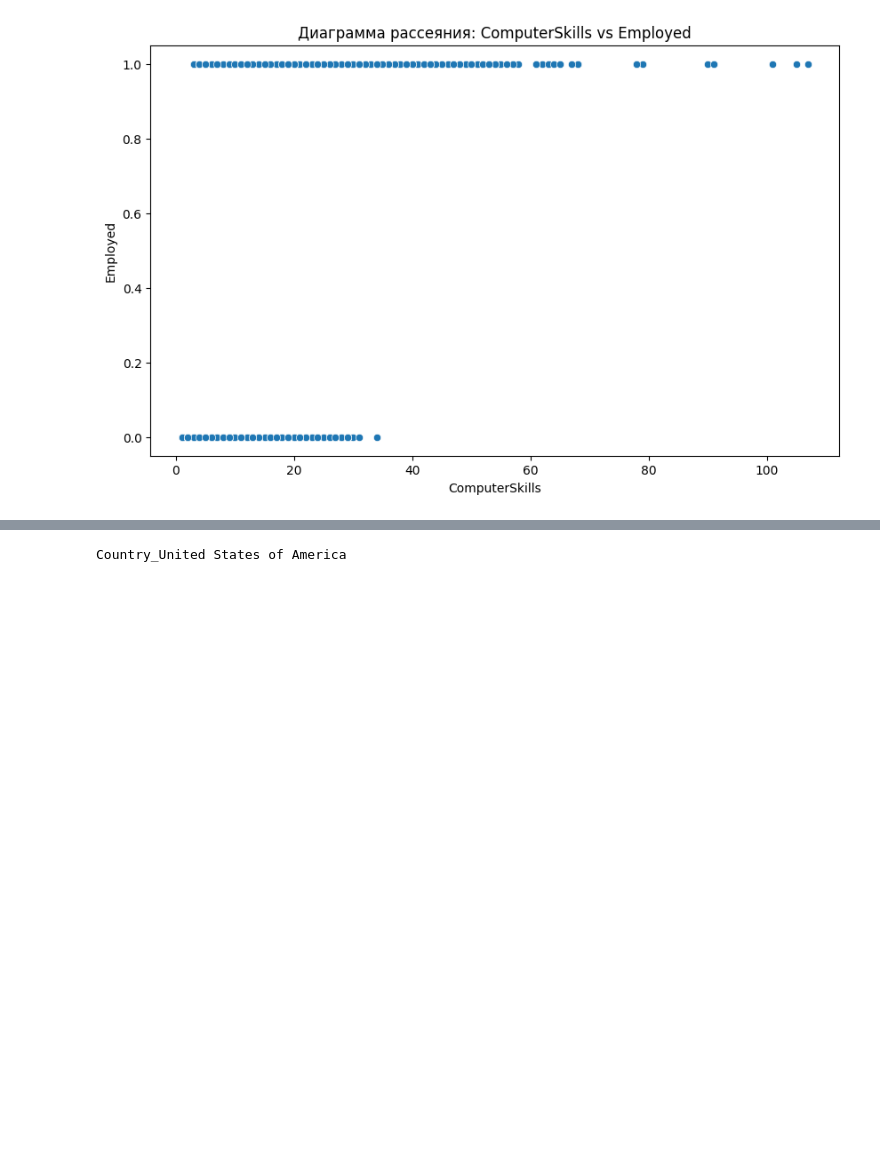
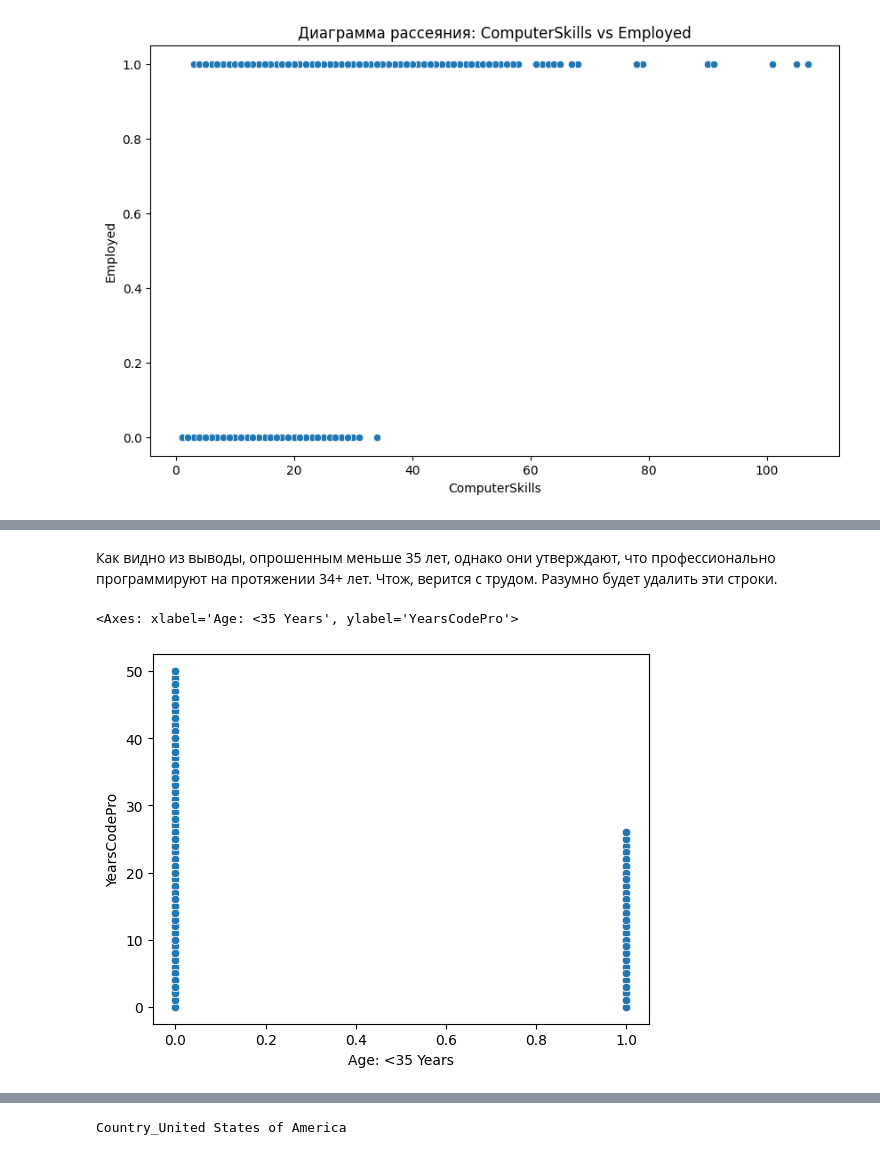
Before and after one commit to Den9p/MO_2, a Jupyter notebook: Кувшанов,_Поляруш,_Чепак_ТюмГУ_МО2_ДЗ_1.ipynb, the cells around one changed output, grey strips where cells are left out. Cells and saved outputs as stored; diff of their text form; code cells hidden in the pictures; blank space fills up the shorter version.

```diff
--- a/Кувшанов,_Поляруш,_Чепак_ТюмГУ_МО2_ДЗ_1.ipynb
+++ b/Кувшанов,_Поляруш,_Чепак_ТюмГУ_МО2_ДЗ_1.ipynb
@@ -414,0 +427,9 @@ for column in columns_with_high_corr:
+# %% [markdown]
+Как видно из выводы, опрошенным меньше 35 лет, однако они утверждают, что профессионально программируют на протяжении 34+ лет. Чтож, верится с трудом. Разумно будет удалить эти строки.
+# %%
+df = df[~((df['Age: <35 Years'] == 1) & (df['YearsCodePro'] > 30))]
+# %%
+sns.scatterplot(x='Age: <35 Years',y='YearsCodePro',data=df)
+# %% [output]
+<Axes: xlabel='Age: <35 Years', ylabel='YearsCodePro'>
+[figure, added]
```
Also changed, not shown: parts of 18 cells of this notebook.
